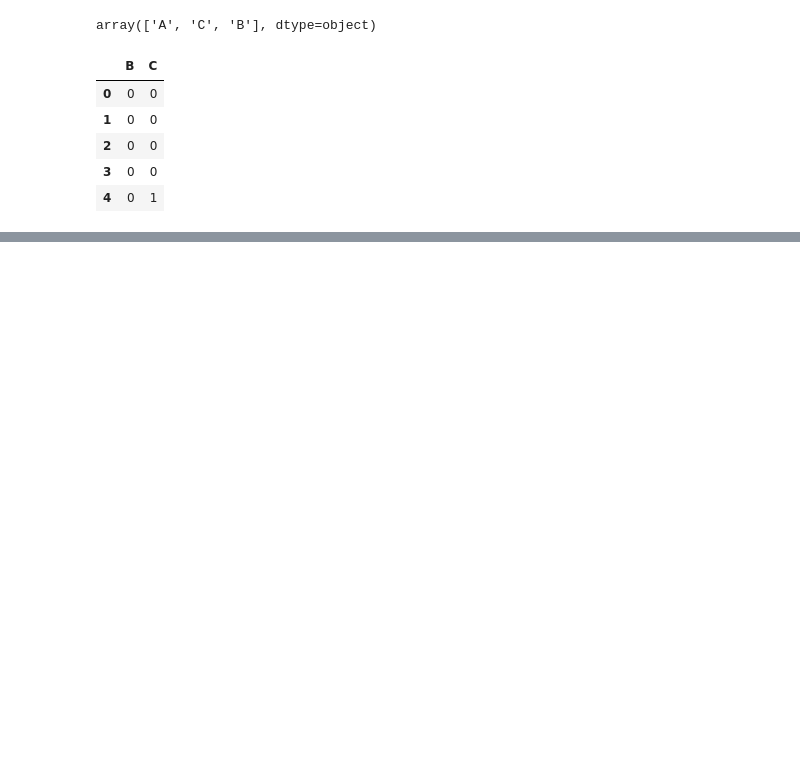
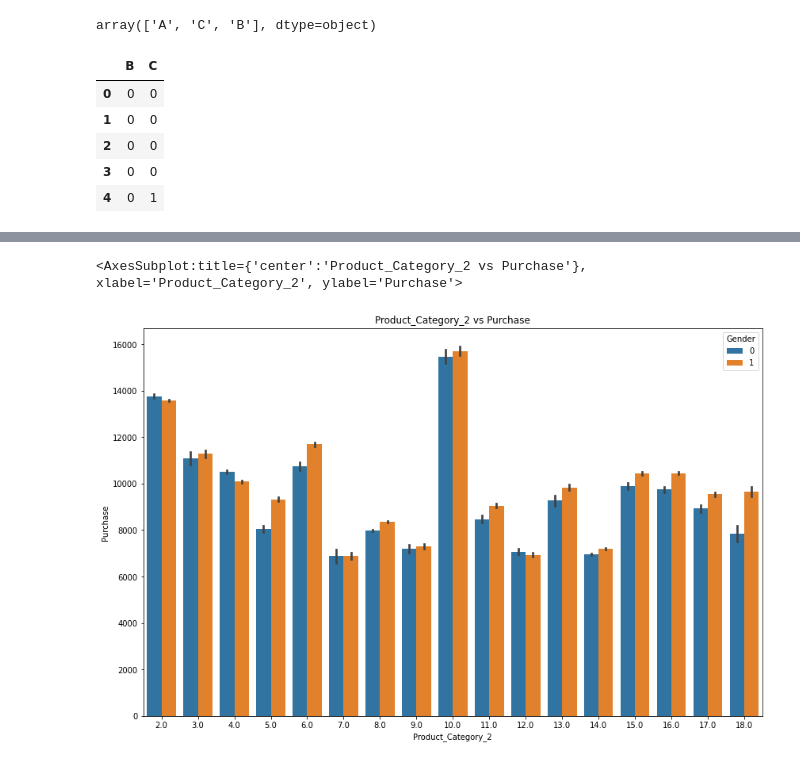
Before and after one commit to imraghavagr/Exploratory-Data-Analysis, a Jupyter notebook: 02.blackFriday.ipynb, the cells around one changed output, grey strips where cells are left out. Saved outputs shown, nothing was run; the diff lists cells and outputs as text; code cells hidden in the pictures; blank space fills up the shorter version.

```diff
--- a/02.blackFriday.ipynb
+++ b/02.blackFriday.ipynb
@@ -126,0 +341,8 @@ dtype: int64
+# %%
+# Product_category_2 vs purchase
+plt.figure(figsize=(14,9))
+plt.title("Product_Category_2 vs Purchase")
+sns.barplot('Product_Category_2', 'Purchase',hue='Gender', data = df)
+# %% [output]
+<AxesSubplot:title={'center':'Product_Category_2 vs Purchase'}, xlabel='Product_Category_2', ylabel='Purchase'>
+[figure, added]
```
Also changed, not shown: parts of 32 cells of this notebook.
